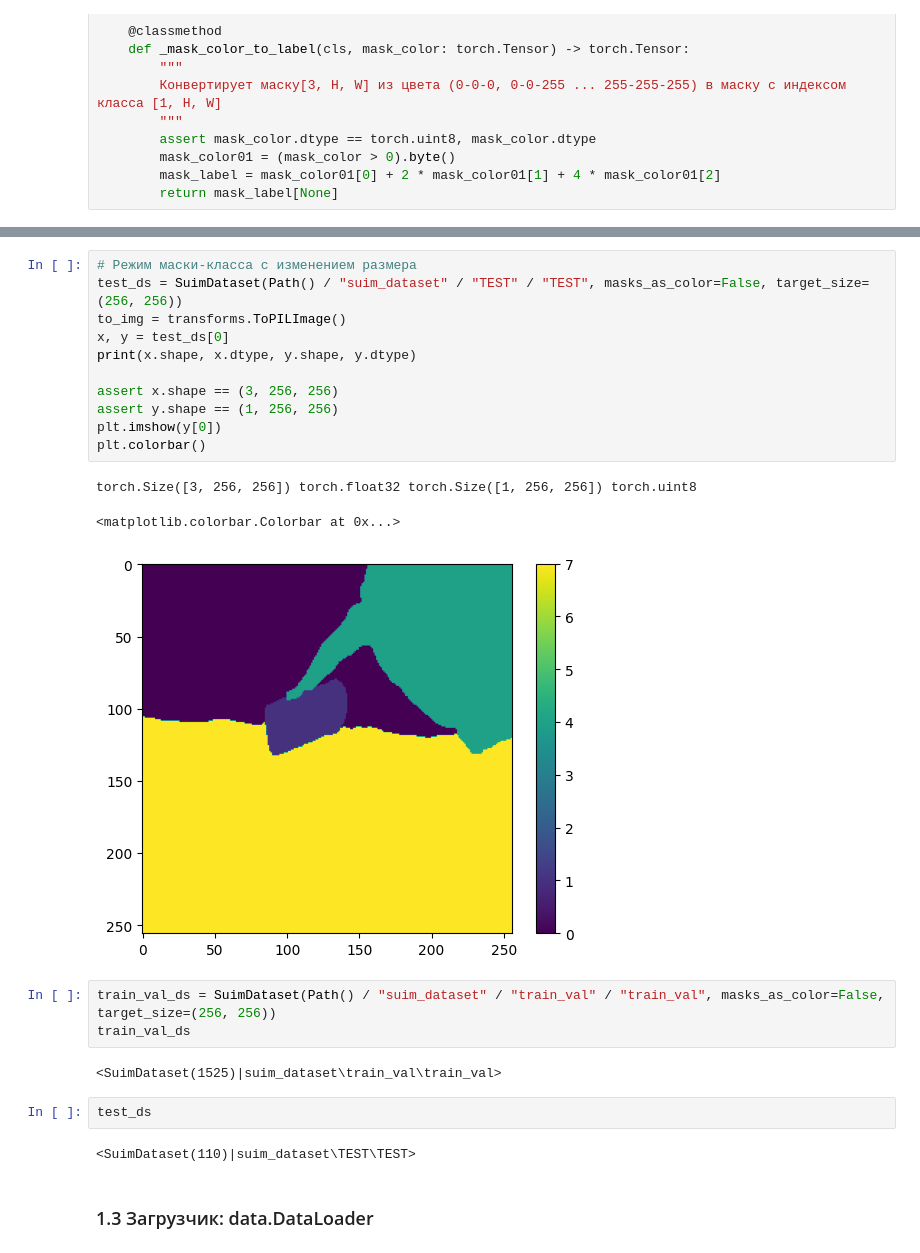
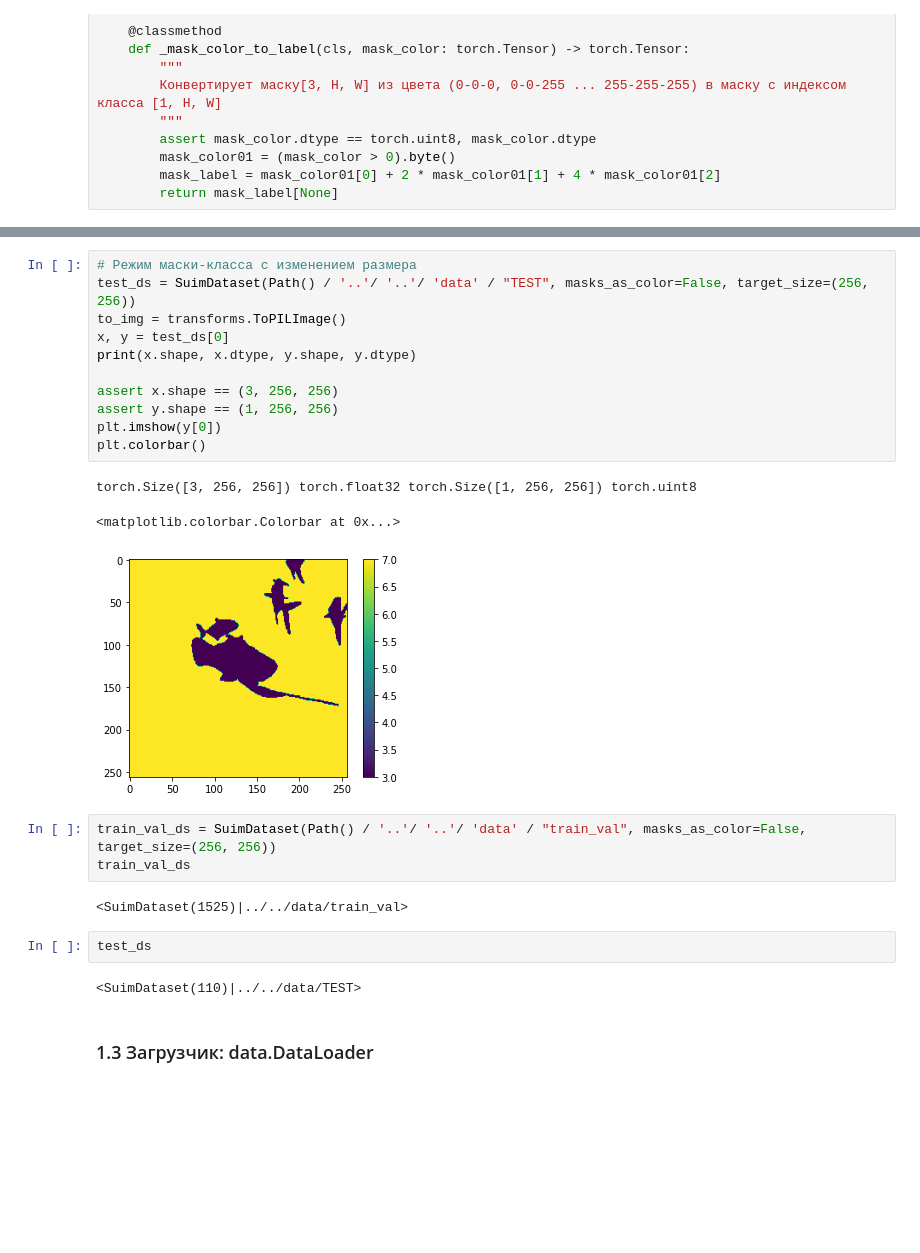
Before and after one commit to VashchilkoAV/course_cvdl, a Jupyter notebook: classes/c03/c3.ipynb, the cells around one changed output, grey strips where cells are left out. Cells and saved outputs as stored; diff of their text form; blank space fills up the shorter version.

```diff
--- a/classes/c03/c3.ipynb
+++ b/classes/c03/c3.ipynb
@@ -127,27 +127,27 @@ torch.Size([3, 540, 960]) torch.float32 torch.Size([3, 540, 960]) torch.uint8
 # %%
 # Режим маски-класса с изменением размера
-test_ds = SuimDataset(Path() / "suim_dataset" / "TEST" / "TEST", masks_as_color=False, target_size=(256, 256))
+test_ds = SuimDataset(Path() / '..'/ '..'/ 'data' / "TEST", masks_as_color=False, target_size=(256, 256))
 to_img = transforms.ToPILImage()
 x, y = test_ds[0]
 print(x.shape, x.dtype, y.shape, y.dtype)
 
 assert x.shape == (3, 256, 256)
 assert y.shape == (1, 256, 256)
 plt.imshow(y[0])
 plt.colorbar()
 # %% [output]
 torch.Size([3, 256, 256]) torch.float32 torch.Size([1, 256, 256]) torch.uint8
 <matplotlib.colorbar.Colorbar at 0x...>
-[figure, old version]
+[figure, new version]
 # %%
-train_val_ds = SuimDataset(Path() / "suim_dataset" / "train_val" / "train_val", masks_as_color=False, target_size=(256, 256))
+train_val_ds = SuimDataset(Path() / '..'/ '..'/ 'data' / "train_val", masks_as_color=False, target_size=(256, 256))
 train_val_ds
 # %% [output]
-<SuimDataset(1525)|suim_dataset\train_val\train_val>
+<SuimDataset(1525)|../../data/train_val>
 # %%
 test_ds
 # %% [output]
-<SuimDataset(110)|suim_dataset\TEST\TEST>
+<SuimDataset(110)|../../data/TEST>
 # %% [markdown]
 ### 1.3 Загрузчик: data.DataLoader
 # %%
```
Also changed, not shown: parts of 5 cells of this notebook, 3 other files.
